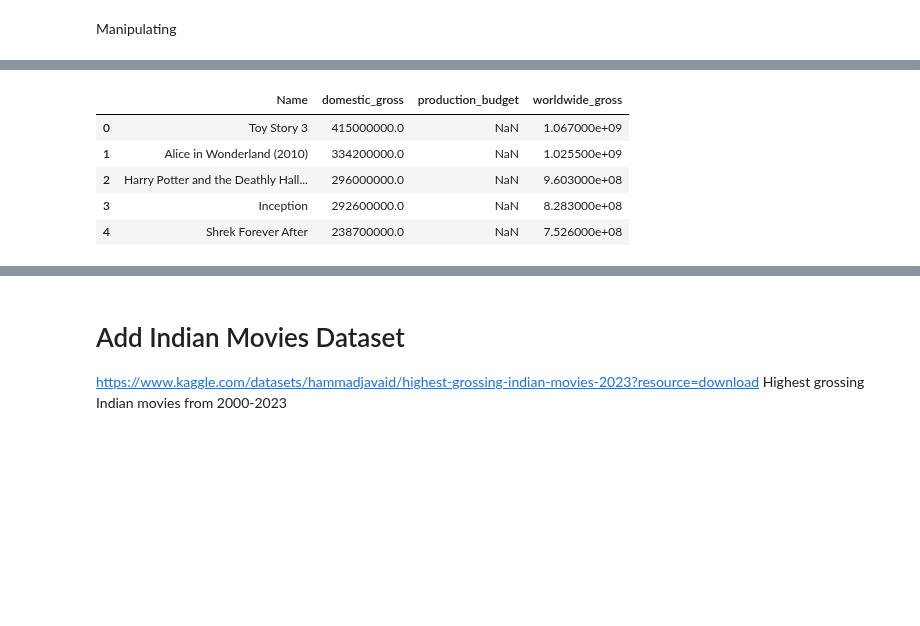
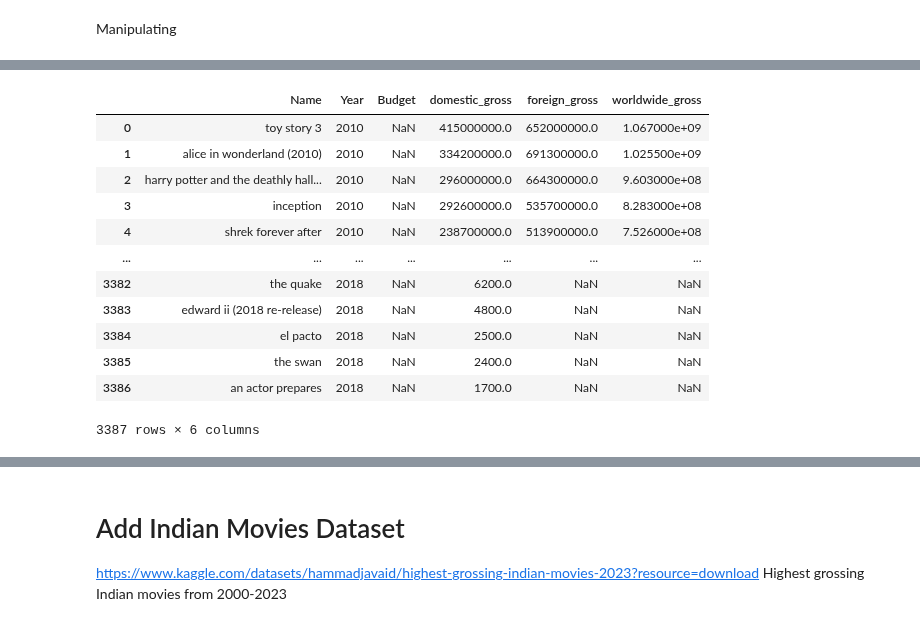
Before and after one commit to epfl-ada/ada-2024-project-thelordsofdata, a Jupyter notebook: src/data/cmu_analysis.ipynb, the cells around one changed output, grey strips where cells are left out. Saved outputs shown, nothing was run; the diff lists cells and outputs as text; code cells hidden in the pictures; blank space fills up the shorter version.

```diff
--- a/src/data/cmu_analysis.ipynb
+++ b/src/data/cmu_analysis.ipynb
@@ -261,18 +282,29 @@ df_movie_budgets.head()
 # %%
 # DATA CLEANING FOR df_movie_gross
-df_movie_gross = df_movie_gross.rename(columns={'title': 'Name'})
+df_movie_gross = df_movie_gross.rename(columns={'title': 'Name', 'year': 'Year'})
 # added the column producion budget with NaN values
-df_movie_gross['production_budget'] = [ np.nan for i in range(len(df_movie_gross))]
+df_movie_gross['Budget'] = [ np.nan for i in range(len(df_movie_gross))]
 df_movie_gross['foreign_gross'] = pd.to_numeric(df_movie_gross['foreign_gross'], errors='coerce')
 df_movie_gross['worldwide_gross'] = df_movie_gross['domestic_gross'] + df_movie_gross['foreign_gross']
-df_movie_gross.drop(columns = ['studio', 'year', 'foreign_gross'], inplace= True)
-df_movie_gross.head()
+df_movie_gross.drop(columns = ['studio'], inplace= True)
+df_movie_gross['Name'] = df_movie_gross['Name'].str.strip().str.lower()
+
+df_movie_gross = df_movie_gross[['Name', 'Year', 'Budget', 'domestic_gross', 'foreign_gross', 'worldwide_gross']]
+
+df_movie_gross
 # %% [output]
-|  | Name | domestic_gross | production_budget | worldwide_gross |
-| 0 | Toy Story 3 | 415000000.0 | NaN | 1.067000e+09 |
-| 1 | Alice in Wonderland (2010) | 334200000.0 | NaN | 1.025500e+09 |
-| 2 | Harry Potter and the Deathly Hall... | 296000000.0 | NaN | 9.603000e+08 |
-| 3 | Inception | 292600000.0 | NaN | 8.283000e+08 |
-| 4 | Shrek Forever After | 238700000.0 | NaN | 7.526000e+08 |
+|  | Name | Year | Budget | domestic_gross | foreign_gross | worldwide_gross |
+| 0 | toy story 3 | 2010 | NaN | 415000000.0 | 652000000.0 | 1.067000e+09 |
+| 1 | alice in wonderland (2010) | 2010 | NaN | 334200000.0 | 691300000.0 | 1.025500e+09 |
+| 2 | harry potter and the deathly hall... | 2010 | NaN | 296000000.0 | 664300000.0 | 9.603000e+08 |
+| 3 | inception | 2010 | NaN | 292600000.0 | 535700000.0 | 8.283000e+08 |
+| 4 | shrek forever after | 2010 | NaN | 238700000.0 | 513900000.0 | 7.526000e+08 |
+| ... | ... | ... | ... | ... | ... | ... |
+| 3382 | the quake | 2018 | NaN | 6200.0 | NaN | NaN |
+| 3383 | edward ii (2018 re-release) | 2018 | NaN | 4800.0 | NaN | NaN |
+| 3384 | el pacto | 2018 | NaN | 2500.0 | NaN | NaN |
+| 3385 | the swan | 2018 | NaN | 2400.0 | NaN | NaN |
+| 3386 | an actor prepares | 2018 | NaN | 1700.0 | NaN | NaN |
+3387 rows × 6 columns
 # %%
 # CREATE A DATASET THAT COMBINES THE INFO OF BOTH MOVIE GROSS AND MOVIE BUDGETS
```
Also changed, not shown: parts of 7 cells of this notebook, 1 other file.
